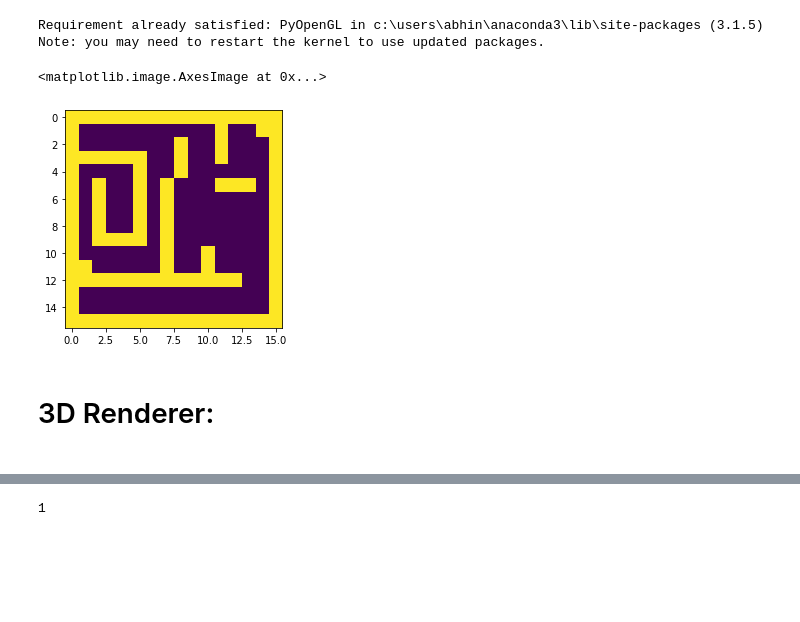
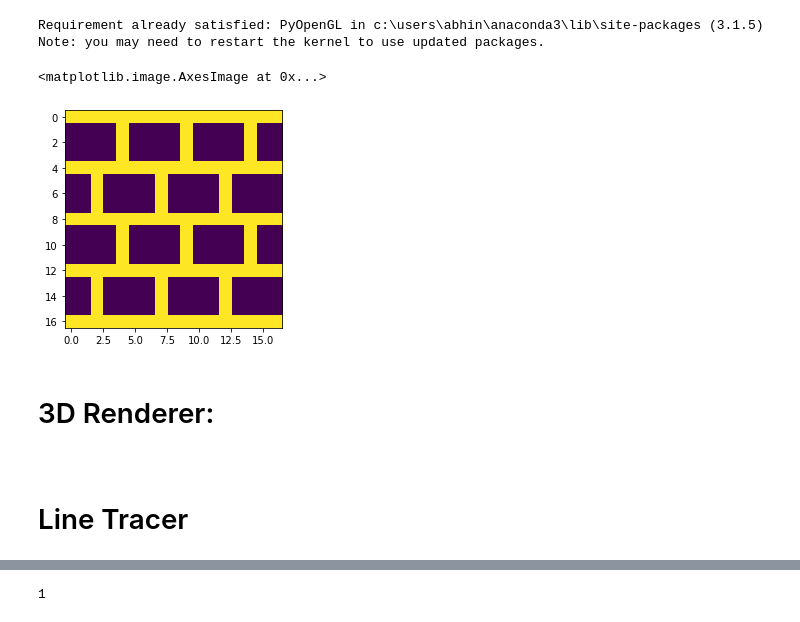
Before and after one commit to abhinavrawat882/RayCasting-game-enigine--BEAST-Engine, a Jupyter notebook: TCd.ipynb, the cells around one changed output, grey strips where cells are left out. Drawn from its saved outputs; the diff is of its cells as text; code cells hidden in the pictures; blank space fills up the shorter version.

```diff
--- a/TCd.ipynb
+++ b/TCd.ipynb
@@ -58,27 +58,38 @@ mpd=[[1,1., 1., 1., 1., 1., 1., 1., 1., 1, 1., 1., 1., 1, 1.,1],
 
 
 
-WAllTextur=[[1,1., 1., 1., 1., 1., 1., 1., 1., 1, 1., 1., 1., 1, 1.,1],
-            [1,0., 0., 0., 0., 0., 0., 0., 0., 0., 0., 1., 0., 0., 1.,1],
-            [1,0., 0., 0., 0., 0., 0., 0., 1., 0., 0., 1., 0., 0., 0.,1],
-            [1,1., 1., 1., 1., 1., 0., 0., 1., 0., 0., 1., 0., 0., 0.,1],
-            [1,0., 0., 0., 0., 1., 0., 0., 1., 0., 0., 0., 0., 0., 0.,1],
-            [1,0., 1., 0., 0., 1., 0., 1., 0., 0., 0., 1., 1., 1., 0.,1],
-            [1,0., 1., 0., 0., 1., 0., 1., 0., 0., 0., 0., 0., 0., 0.,1],
-            [1,0., 1., 0., 0., 1., 0., 1., 0., 0., 0., 0., 0., 0., 0.,1],
-            [1,0., 1., 0., 0., 1., 0., 1., 0., 0., 0., 0., 0., 0., 0.,1],
-            [1,0., 1., 1., 1., 1., 0., 1., 0., 0., 0., 0., 0., 0., 0, 1],
-            [1,0., 0., 0., 0., 0., 0., 1., 0., 0., 1., 0., 0., 0., 0.,1],
-            [1,1., 0., 0., 0., 0., 0., 1., 0., 0., 1., 0., 0., 0., 0.,1],
-            [1,1., 1., 1., 1., 1., 1., 1., 1., 1, 1., 1., 1., 0, 0.  ,1],
-            [1,0., 0., 0., 0., 0., 0., 0., 0., 0., 0., 0., 0., 0., 0.,1],
-            [1,0., 0., 0., 0., 0., 0., 0., 0., 0., 0., 0., 0., 0., 0.,1],
-            [1,1., 1., 1., 1., 1., 1., 1., 1., 1, 1., 1., 1., 1, 1.,1]]
+WAllTextur=[]
+widthOfWall=5;
+distance=[4,2,4,2]
+wdn=-1
+d=0
+for i in range(17):
+    adder=[]
+    if i%4==0 and wdn<3:
+        wdn+=1
+        d=distance[wdn]
+
+    for y in range(17):
+        if(i%4==0 ):#or y==0 or y==16):
+            adder.append(1)
+        elif(y==d):
+            adder.append(1)
+            d+=widthOfWall
+        else:
+            adder.append(0)
+    WAllTextur.append(adder)
+    d=distance[wdn]
+
+
+
+
+#creating wall texture
 # %%
-plt.imshow(mp)
+plt.imshow(WAllTextur)
+#WAllTextur
 # %% [output]
 <matplotlib.image.AxesImage at 0x...>
-[figure, old version]
+[figure, new version]
 # %% [markdown]
 # ##############
 # 3D Renderer:
@@ -152,3 +197,6 @@ def threDRenderer(posi,posy,pva,frame):
             break
         a+=RayDiff*(-1)
     return(frame)
+# %% [markdown]
+# ###########################
+# Line Tracer
```
Also changed, not shown: parts of 4 cells of this notebook.
